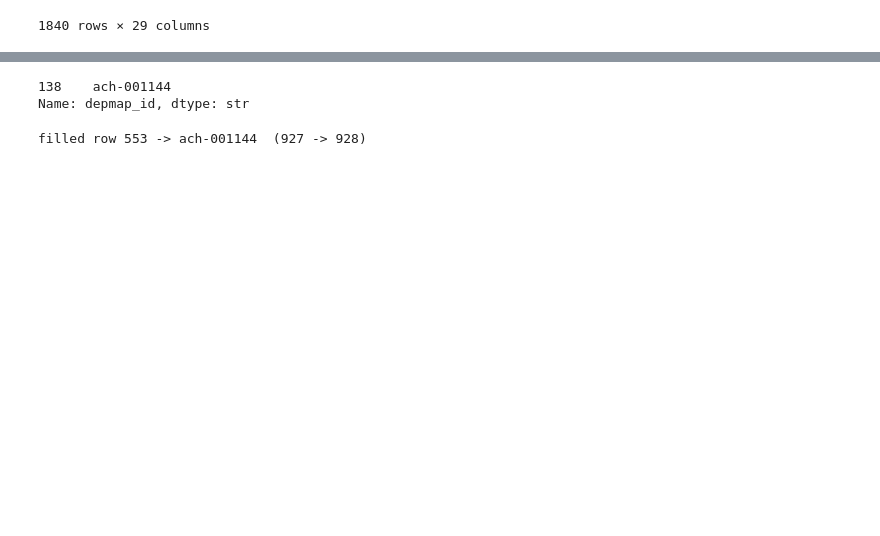
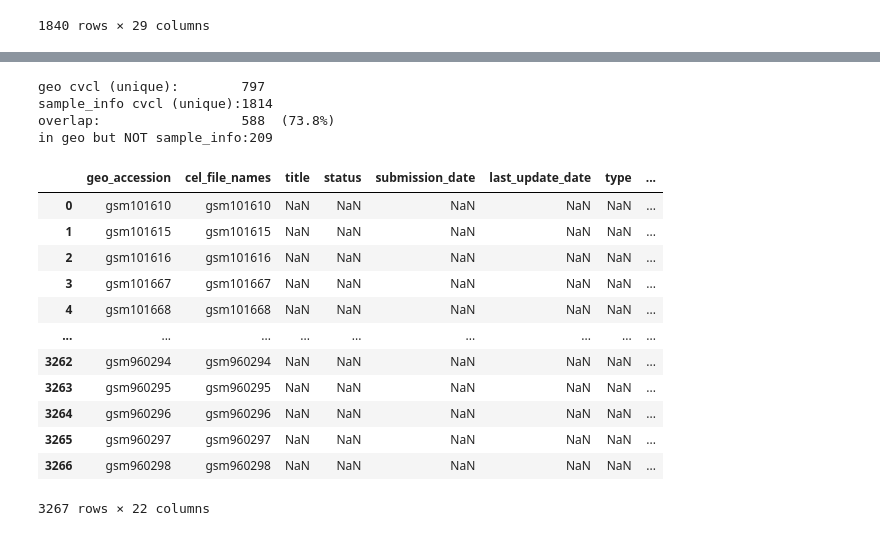
Before and after one commit to UoB-AstraZeneca-25-26/UoB-GeneTraceAI-25-26, a Jupyter notebook: src/Track - D/06_data_mapping_trackD.ipynb, the cells around one changed output, grey strips where cells are left out. Drawn from its saved outputs; the diff is of its cells as text; code cells hidden in the pictures; blank space fills up the shorter version.

```diff
--- a/src/Track - D/06_data_mapping_trackD.ipynb
+++ b/src/Track - D/06_data_mapping_trackD.ipynb
@@ -415,19 +131,36 @@ Name: 553, dtype: object
-# %%
-# --- Map oc315_ovary -> depmap_id via sample_info ---
-id_col = next(c for c in sample_info.columns if c in ("depmap_id","modelid","model_id"))
-sname  = next(c for c in sample_info.columns if "ccle" in c and "name" in c)
-
-key = metabolomics.loc[553, "ccle_id"].strip().upper()   # 'OC315_OVARY'
-hit = sample_info.loc[sample_info[sname].str.strip().str.upper() == key, id_col]
-print(hit)
-# %% [output]
-138    ach-001144
-Name: depmap_id, dtype: str
-# %%
-before = metabolomics["depmap_id"].notna().sum()
-metabolomics.loc[553, "depmap_id"] = hit.iloc[0]
-after = metabolomics["depmap_id"].notna().sum()
-assert after == before + 1
-print(f"filled row 553 -> {hit.iloc[0]}  ({before} -> {after})")
-# %% [output]
-filled row 553 -> ach-001144  (927 -> 928)
+# %%
+# --- normalise both key sets to bare lowercase cvcl_xxxx ---
+rrid_col = next(c for c in sample_info.columns if "rrid" in c.lower())
+
+geo_cvcl = set(geo_info["cellosaurus_id"].dropna().str.strip().str.lower())
+si_cvcl  = set(sample_info[rrid_col].dropna()
+               .str.replace(r"(?i)^rrid:", "", regex=True).str.strip().str.lower())
+
+overlap   = geo_cvcl & si_cvcl
+only_geo  = geo_cvcl - si_cvcl
+
+print(f"geo cvcl (unique):        {len(geo_cvcl)}")
+print(f"sample_info cvcl (unique):{len(si_cvcl)}")
+print(f"overlap:                  {len(overlap)}  ({len(overlap)/len(geo_cvcl)*100:.1f}%)")
+print(f"in geo but NOT sample_info:{len(only_geo)}")
+# %% [output]
+geo cvcl (unique):        797
+sample_info cvcl (unique):1814
+overlap:                  588  (73.8%)
+in geo but NOT sample_info:209
+# %%
+geo_info
+# %% [output]
+|  | geo_accession | cel_file_names | title | status | submission_date | last_update_date | type | ... |
+| 0 | gsm101610 | gsm101610 | NaN | NaN | NaN | NaN | NaN | ... |
+| 1 | gsm101615 | gsm101615 | NaN | NaN | NaN | NaN | NaN | ... |
+| 2 | gsm101616 | gsm101616 | NaN | NaN | NaN | NaN | NaN | ... |
+| 3 | gsm101667 | gsm101667 | NaN | NaN | NaN | NaN | NaN | ... |
+| 4 | gsm101668 | gsm101668 | NaN | NaN | NaN | NaN | NaN | ... |
+| ... | ... | ... | ... | ... | ... | ... | ... | ... |
+| 3262 | gsm960294 | gsm960294 | NaN | NaN | NaN | NaN | NaN | ... |
+| 3263 | gsm960295 | gsm960295 | NaN | NaN | NaN | NaN | NaN | ... |
+| 3264 | gsm960296 | gsm960296 | NaN | NaN | NaN | NaN | NaN | ... |
+| 3265 | gsm960297 | gsm960297 | NaN | NaN | NaN | NaN | NaN | ... |
+| 3266 | gsm960298 | gsm960298 | NaN | NaN | NaN | NaN | NaN | ... |
+3267 rows × 22 columns
```
Also changed, not shown: parts of 30 cells of this notebook.
